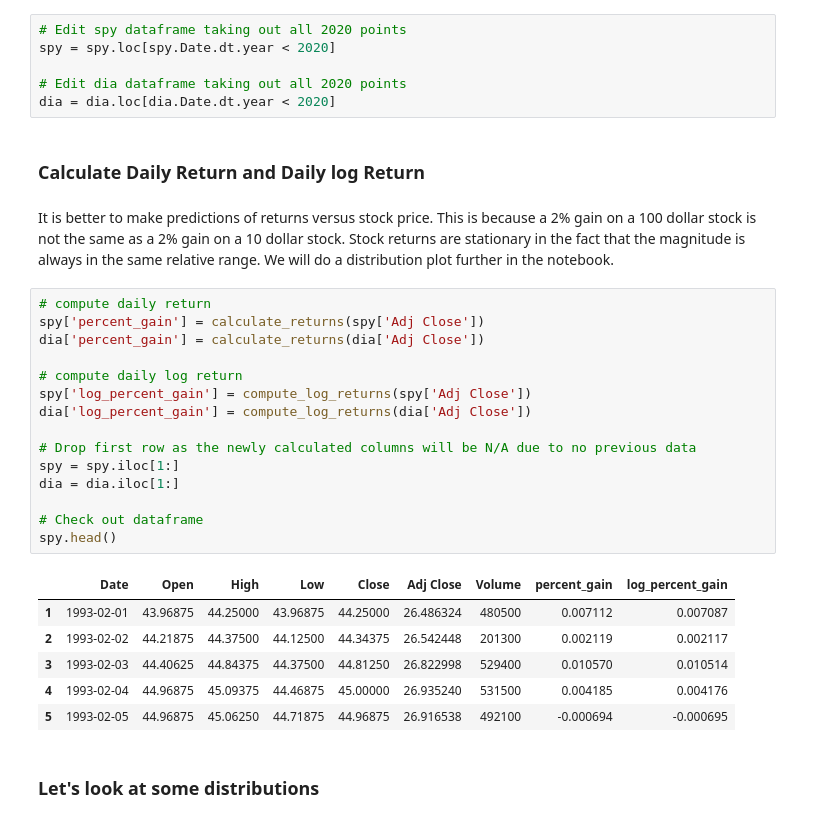
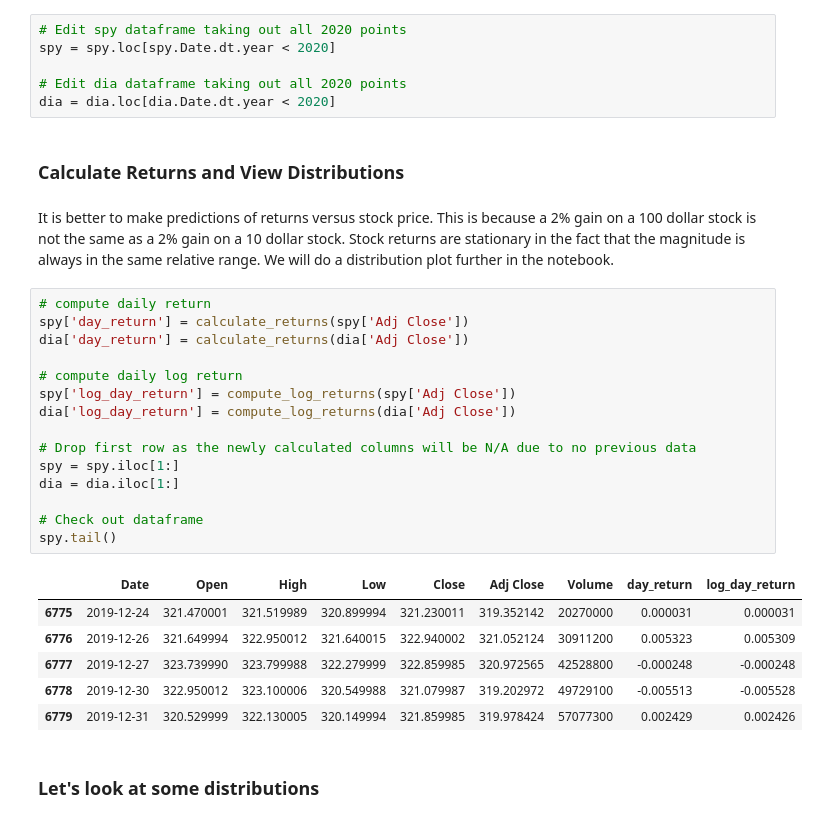
Before and after one commit to bsamaha/SPY-Time-Series-Predictions, a Jupyter notebook: SPY and DIA ETF Analysis.ipynb, the cells around one changed output. Cells and saved outputs as stored; diff of their text form.

```diff
--- a/SPY and DIA ETF Analysis.ipynb
+++ b/SPY and DIA ETF Analysis.ipynb
@@ -45,32 +60,32 @@ spy = spy.loc[spy.Date.dt.year < 2020]
 
 # Edit dia dataframe taking out all 2020 points
 dia = dia.loc[dia.Date.dt.year < 2020]
-# %% [markdown]
-### Calculate Daily Return and Daily log Return
+# %% [markdown]
+### Calculate Returns and View Distributions
 # %% [markdown]
 It is better to make predictions of returns versus stock price. This is because a 2% gain on a 100 dollar stock is not the same as a 2% gain on a 10 dollar stock. Stock returns are stationary in the fact that the magnitude is always in the same relative range. We will do a distribution plot further in the notebook.
 # %%
 # compute daily return
-spy['percent_gain'] = calculate_returns(spy['Adj Close'])
-dia['percent_gain'] = calculate_returns(dia['Adj Close'])
+spy['day_return'] = calculate_returns(spy['Adj Close'])
+dia['day_return'] = calculate_returns(dia['Adj Close'])
 
 # compute daily log return
-spy['log_percent_gain'] = compute_log_returns(spy['Adj Close'])
-dia['log_percent_gain'] = compute_log_returns(dia['Adj Close'])
+spy['log_day_return'] = compute_log_returns(spy['Adj Close'])
+dia['log_day_return'] = compute_log_returns(dia['Adj Close'])
 
 # Drop first row as the newly calculated columns will be N/A due to no previous data
 spy = spy.iloc[1:]
 dia = dia.iloc[1:]
 
 # Check out dataframe
-spy.head()
+spy.tail()
 # %% [output]
-|  | Date | Open | High | Low | Close | Adj Close | Volume | percent_gain | log_percent_gain |
-| 1 | 1993-02-01 | 43.96875 | 44.25000 | 43.96875 | 44.25000 | 26.486324 | 480500 | 0.007112 | 0.007087 |
-| 2 | 1993-02-02 | 44.21875 | 44.37500 | 44.12500 | 44.34375 | 26.542448 | 201300 | 0.002119 | 0.002117 |
-| 3 | 1993-02-03 | 44.40625 | 44.84375 | 44.37500 | 44.81250 | 26.822998 | 529400 | 0.010570 | 0.010514 |
-| 4 | 1993-02-04 | 44.96875 | 45.09375 | 44.46875 | 45.00000 | 26.935240 | 531500 | 0.004185 | 0.004176 |
-| 5 | 1993-02-05 | 44.96875 | 45.06250 | 44.71875 | 44.96875 | 26.916538 | 492100 | -0.000694 | -0.000695 |
+|  | Date | Open | High | Low | Close | Adj Close | Volume | day_return | log_day_return |
+| 6775 | 2019-12-24 | 321.470001 | 321.519989 | 320.899994 | 321.230011 | 319.352142 | 20270000 | 0.000031 | 0.000031 |
+| 6776 | 2019-12-26 | 321.649994 | 322.950012 | 321.640015 | 322.940002 | 321.052124 | 30911200 | 0.005323 | 0.005309 |
+| 6777 | 2019-12-27 | 323.739990 | 323.799988 | 322.279999 | 322.859985 | 320.972565 | 42528800 | -0.000248 | -0.000248 |
+| 6778 | 2019-12-30 | 322.950012 | 323.100006 | 320.549988 | 321.079987 | 319.202972 | 49729100 | -0.005513 | -0.005528 |
+| 6779 | 2019-12-31 | 320.529999 | 322.130005 | 320.149994 | 321.859985 | 319.978424 | 57077300 | 0.002429 | 0.002426 |
 # %% [markdown]
 ### Let's look at some distributions
 # %%
```
Also changed, not shown: parts of 20 cells of this notebook.
